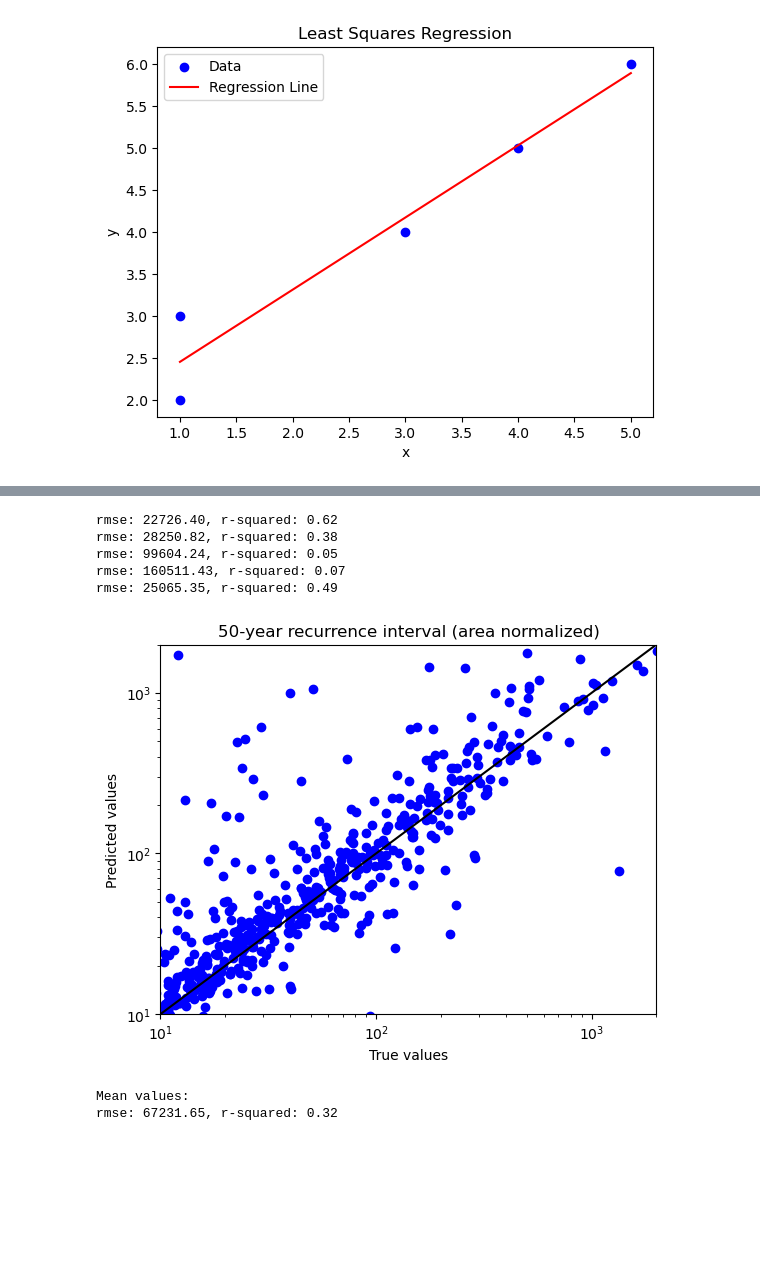
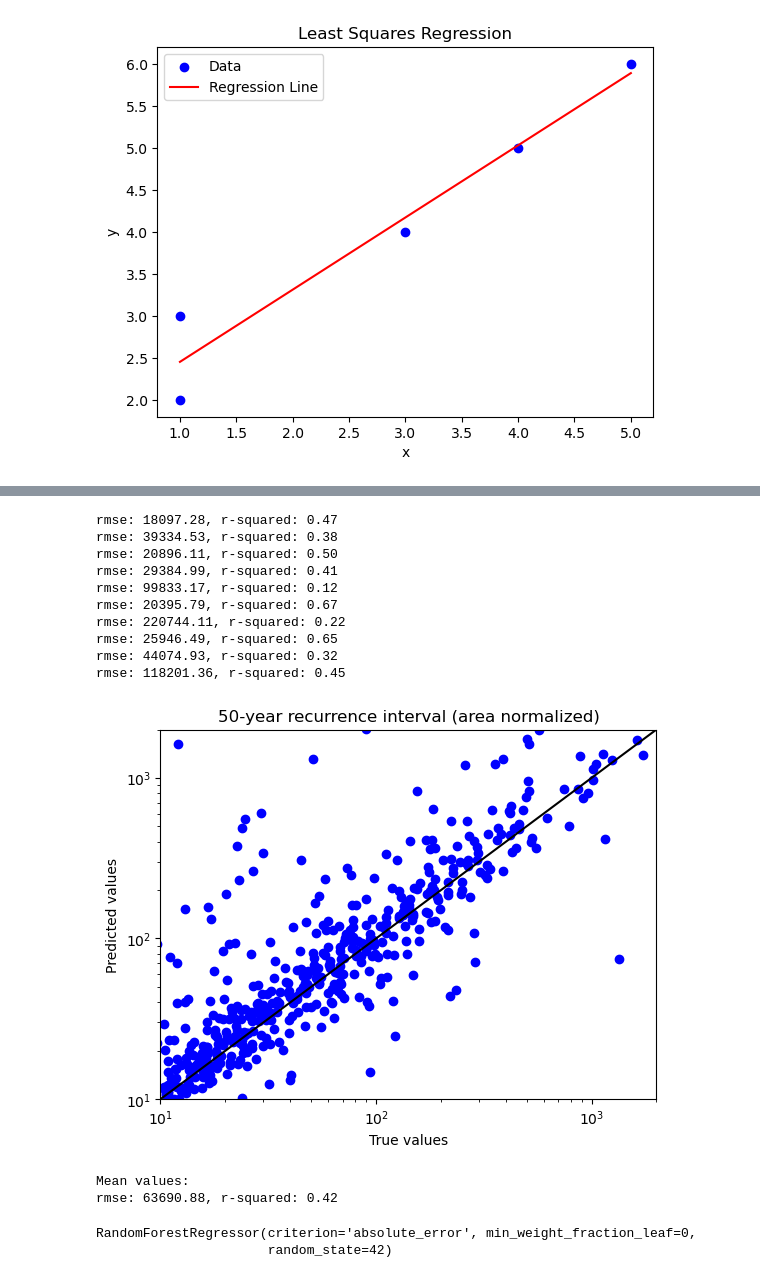
Before and after one commit to NWC-CUAHSI-Summer-Institute/data_science_principals, a Jupyter notebook: 04_regression/regression_models.ipynb, the cells around one changed output, grey strips where cells are left out. Cells and saved outputs as stored; diff of their text form; code cells hidden in the pictures; blank space fills up the shorter version.

```diff
--- a/04_regression/regression_models.ipynb
+++ b/04_regression/regression_models.ipynb
@@ -71,5 +81,5 @@ R-squared: 0.95
 # %%
-x = np.array([np.random.random() for i in range(10)])
-y = np.array([np.random.random()+x[i] for i in range(10)])
+x = np.array([np.random.random() for i in range(100)])
+y = np.array([np.random.random()+x[i] for i in range(100)])
 least_squares_regression_examples(x,y)
 # %% [output]
@@ -95,7 +113,6 @@ https://pubs.er.usgs.gov/publication/sir20125113
 # %%
 with open("camels_attributes.csv", "r") as f:
     df_attributes = pd.read_csv(f, index_col="gauge_id")
-with open("camels_hydrologic_signatures.csv", "r") as f:
-    df_hydrologic_signatures = pd.read_csv(f, index_col="gauge_id")
+
 with open("camels_recurrence_intervals.csv", "r") as f:
     df_recurrence_intervals = pd.read_csv(f, index_col="gauge_id")
@@ -102,11 +131,23 @@ with open("camels_recurrence_intervals.csv", "r") as f:
 # %%
-def regress_recurrence(df_attributes, df_recurrence_intervals, target_ri_period):
+def regress_recurrence(df_attributes, df_recurrence_intervals, target_ri_period, n_splits):
+    """ Creates a regression model and analyzes it with Cross Validation
+
+    Args:
+        df_attributes (DataFrame): Catchment attributes that are used as model inputs
+        df_recurrence_intervals (DataFrame): The target of our regression model
+        target_ri_period (int): The specific recurrence interval we are trying to predict
+        n_splits (int): The number of folds in the cross validation
+    Returns
+        RandomForestRegressor: A trained model that can be used to predict streamflow recurrence across CONUS
+
+    """
+
     X=np.array(df_attributes)
     y=np.array(df_recurrence_intervals[f"ri_{target_ri_period}"])
     A=np.array(df_attributes['area_geospa_fabric'])
     # SET UP K-FOLD
     # Split into training groups
-    kf = KFold(n_splits=5, shuffle=True)
+    kf = KFold(n_splits=n_splits, shuffle=True)
     kf.get_n_splits(X)
     # GPR (Kriging) in a K-fold loop
     rmse_list = []
@@ -145,14 +186,22 @@ def regress_recurrence(df_attributes, df_recurrence_intervals, target_ri_period)
     plt.show()
     print('Mean values:')
     print(f'rmse: {np.mean(rmse_list):.2f}, r-squared: {np.mean(r_sq_list):.2f}')
+    return rf
 # %%
-regress_recurrence(df_attributes, df_recurrence_intervals, 50)
+regress_recurrence(df_attributes, df_recurrence_intervals, 50, 10)
 # %% [output]
-rmse: 22726.40, r-squared: 0.62
-rmse: 28250.82, r-squared: 0.38
-rmse: 99604.24, r-squared: 0.05
-rmse: 160511.43, r-squared: 0.07
-rmse: 25065.35, r-squared: 0.49
+rmse: 18097.28, r-squared: 0.47
+rmse: 39334.53, r-squared: 0.38
+rmse: 20896.11, r-squared: 0.50
+rmse: 29384.99, r-squared: 0.41
+rmse: 99833.17, r-squared: 0.12
+rmse: 20395.79, r-squared: 0.67
+rmse: 220744.11, r-squared: 0.22
+rmse: 25946.49, r-squared: 0.65
+rmse: 44074.93, r-squared: 0.32
+rmse: 118201.36, r-squared: 0.45
-[figure, old version]
+[figure, new version]
 Mean values:
-rmse: 67231.65, r-squared: 0.32
+rmse: 63690.88, r-squared: 0.42
+RandomForestRegressor(criterion='absolute_error', min_weight_fraction_leaf=0,
+                      random_state=42)
```
Also changed, not shown: parts of 11 cells of this notebook, 1 other file.
